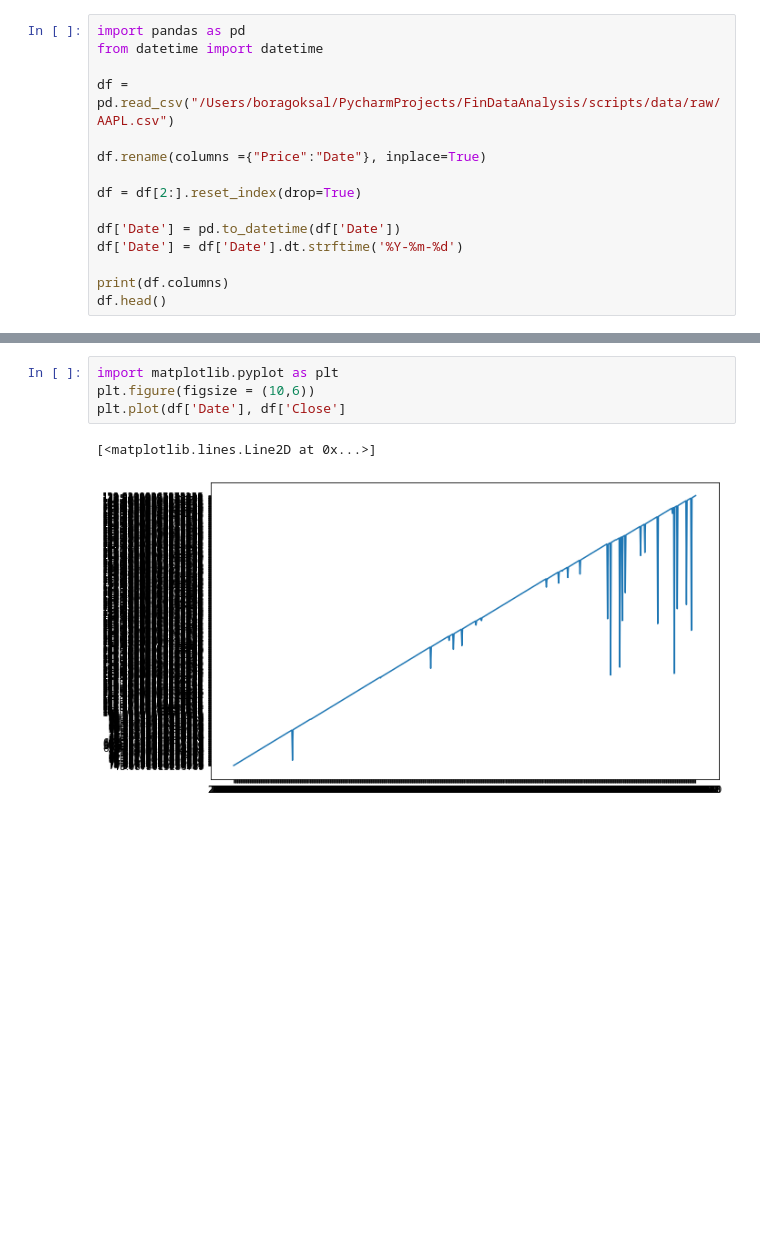
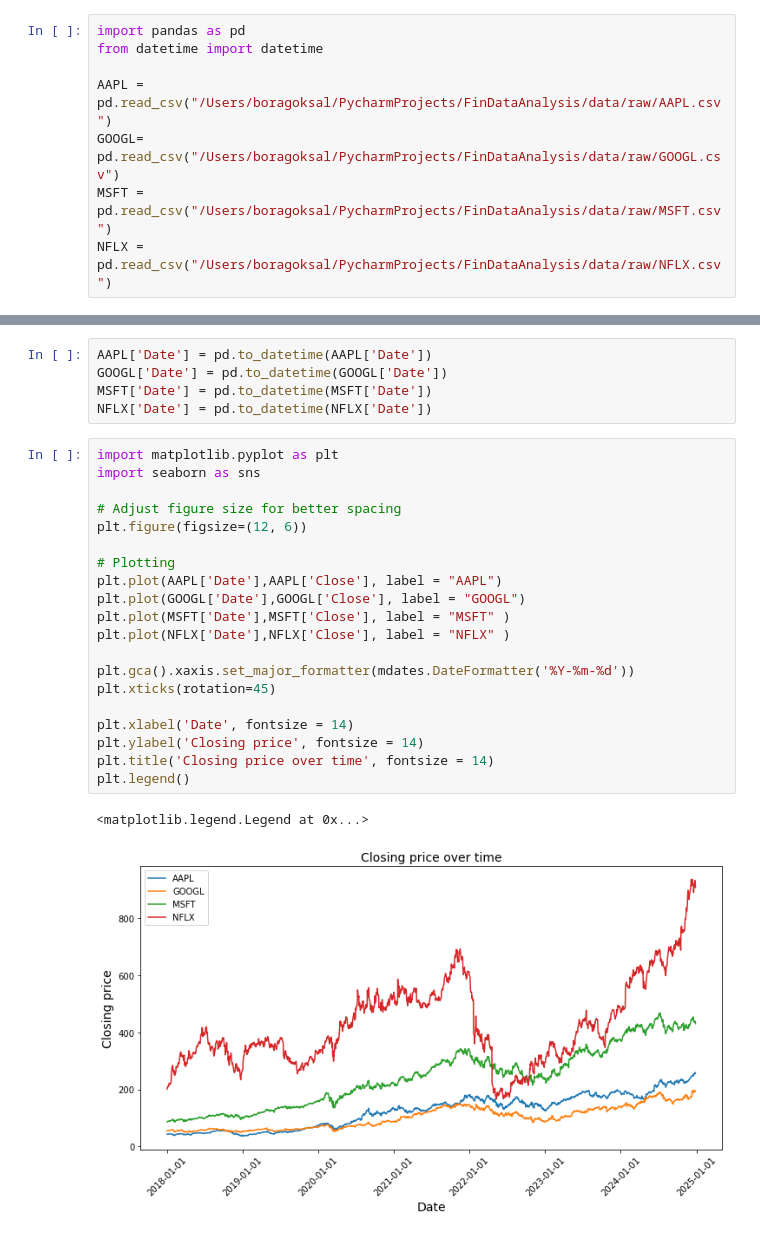
Before and after one commit to BoraGoksal/FinDataAnalysis, a Jupyter notebook: notebooks/exploratory_analysis.ipynb, the cells around one changed output, grey strips where cells are left out. Saved outputs shown, nothing was run; the diff lists cells and outputs as text; blank space fills up the shorter version.

Commit message:
Added more tickers and improved exploratory_analysis.ipynb

```diff
--- a/notebooks/exploratory_analysis.ipynb
+++ b/notebooks/exploratory_analysis.ipynb
@@ -2,14 +2,7 @@
 import pandas as pd
 from datetime import datetime
 
-df = pd.read_csv("/Users/boragoksal/PycharmProjects/FinDataAnalysis/scripts/data/raw/AAPL.csv")
-
-df.rename(columns ={"Price":"Date"}, inplace=True)
-
-df = df[2:].reset_index(drop=True)
-
-df['Date'] = pd.to_datetime(df['Date'])
-df['Date'] = df['Date'].dt.strftime('%Y-%m-%d')
-
-print(df.columns)
-df.head()
+AAPL = pd.read_csv("/Users/boragoksal/PycharmProjects/FinDataAnalysis/data/raw/AAPL.csv")
+GOOGL= pd.read_csv("/Users/boragoksal/PycharmProjects/FinDataAnalysis/data/raw/GOOGL.csv")
+MSFT = pd.read_csv("/Users/boragoksal/PycharmProjects/FinDataAnalysis/data/raw/MSFT.csv")
+NFLX = pd.read_csv("/Users/boragoksal/PycharmProjects/FinDataAnalysis/data/raw/NFLX.csv")
@@ -24,7 +9,28 @@ Index(['Date', 'Adj Close', 'Close', 'High', 'Low', 'Open', 'Volume'], dtype='ob
+# %%
+AAPL['Date'] = pd.to_datetime(AAPL['Date'])
+GOOGL['Date'] = pd.to_datetime(GOOGL['Date'])
+MSFT['Date'] = pd.to_datetime(MSFT['Date'])
+NFLX['Date'] = pd.to_datetime(NFLX['Date'])
 # %%
 import matplotlib.pyplot as plt
-plt.figure(figsize = (10,6))
-plt.plot(df['Date'], df['Close']
+import seaborn as sns
+
+# Adjust figure size for better spacing
+plt.figure(figsize=(12, 6))
+
+# Plotting
+plt.plot(AAPL['Date'],AAPL['Close'], label = "AAPL")
+plt.plot(GOOGL['Date'],GOOGL['Close'], label = "GOOGL")
+plt.plot(MSFT['Date'],MSFT['Close'], label = "MSFT" )
+plt.plot(NFLX['Date'],NFLX['Close'], label = "NFLX" )
+
+plt.gca().xaxis.set_major_formatter(mdates.DateFormatter('%Y-%m-%d'))
+plt.xticks(rotation=45)
+
+plt.xlabel('Date', fontsize = 14)
+plt.ylabel('Closing price', fontsize = 14)
+plt.title('Closing price over time', fontsize = 14)
+plt.legend()
 # %% [output]
-[<matplotlib.lines.Line2D at 0x...>]
+<matplotlib.legend.Legend at 0x...>
-[figure, old version]
+[figure, new version]
```
Also changed, not shown: parts of 1 cell of this notebook, 2 other files.
